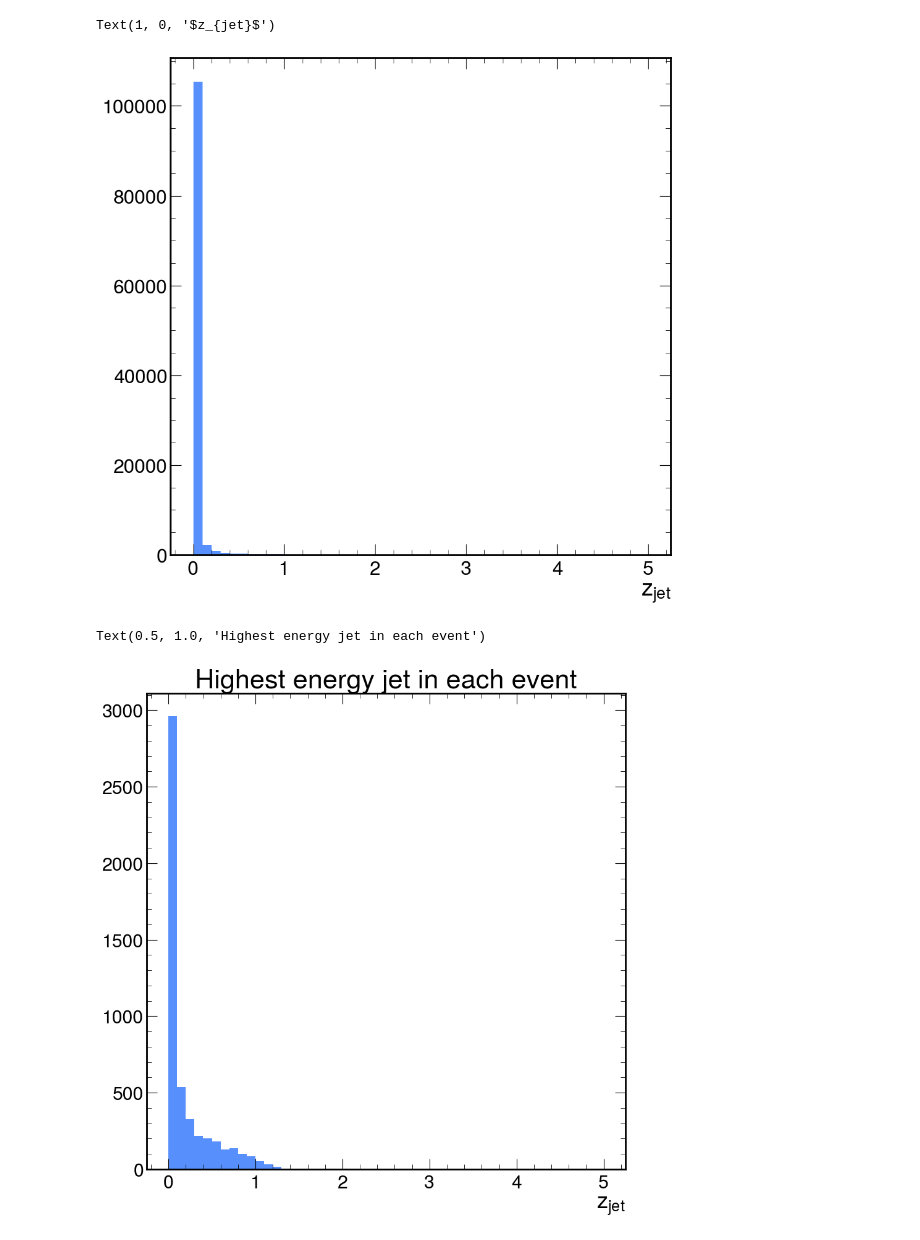
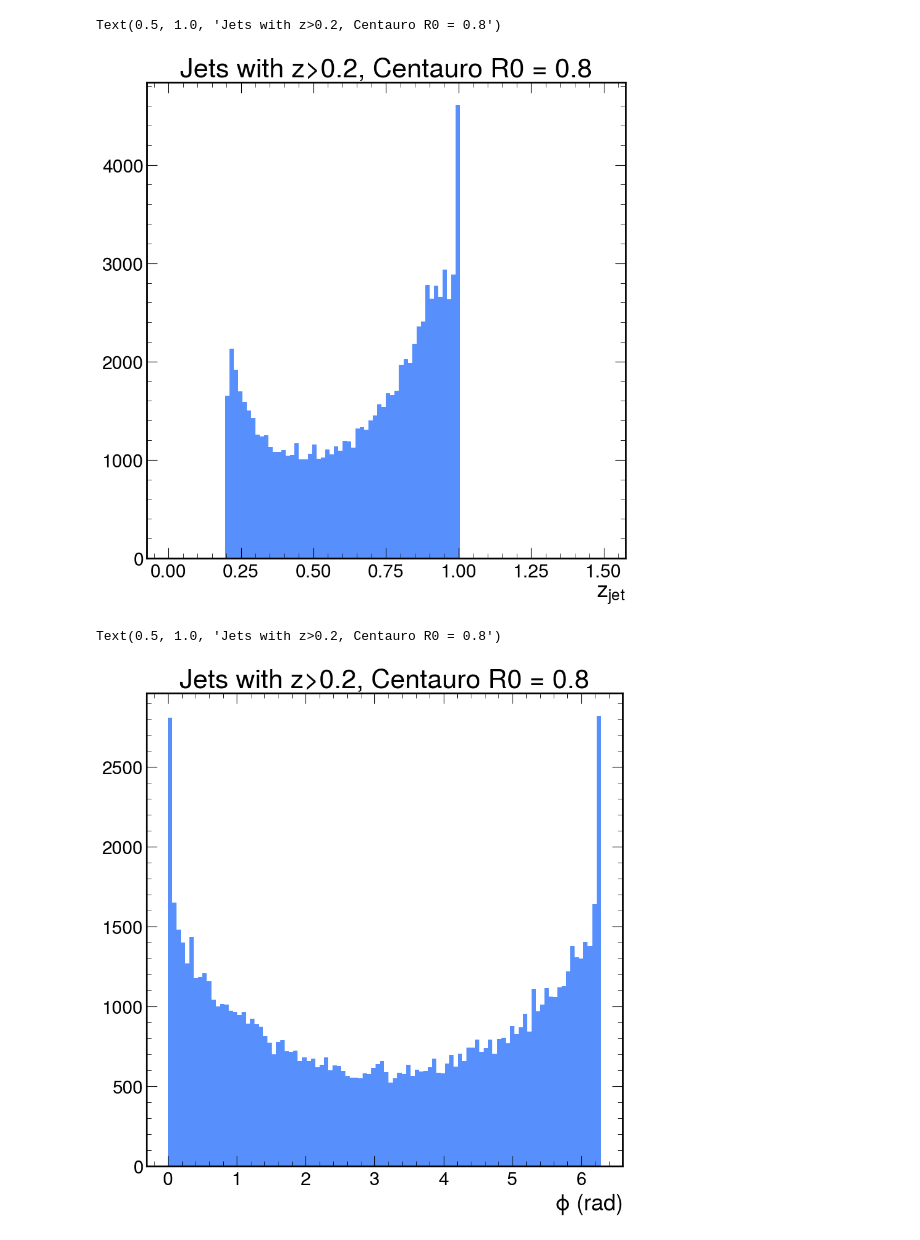
Before and after one commit to ViniciusMikuni/H1Unfold, a Jupyter notebook: scripts/jet_analysis.ipynb, the cells around one changed output. Cells and saved outputs as stored; diff of their text form; code cells hidden in the pictures.

```diff
--- a/scripts/jet_analysis.ipynb
+++ b/scripts/jet_analysis.ipynb
@@ -8,12 +8,12 @@ import mplhep as hep
 import vector
 hep.style.use("CMS")
 # %%
-data_directory = "./scripts/"
+data_directory = "./"
 file_name = "breit_output.root"
 with ur.open("{file}:jets".format(file=data_directory+file_name)) as out:
-    jets = out.arrays(["eta", "px", "py", "pz", "E"])
+    jets = out.arrays(["eta", "px", "py", "pz", "E", "pT", "phi"])
     print("Number of events:",out.num_entries)
 with ur.open("{file}:event".format(file=data_directory+file_name)) as event:
-    event_info = event.arrays(["Q2"])
+    event_info = event.arrays(["Q2", "weight"])
     print("Number of events:",event.num_entries)
 # %% [output]
@@ -29,6 +29,8 @@ for i, (px_event, py_event, pz_event, E_event) in enumerate(zip(jets["px"], jets
         jet_vec = vector.obj(px=px, py=py, pz=pz, E=E)
         z = n.dot(jet_vec) / Q[i]
         event_z_jet.append(z)
-    if event_z_jet:
-        z_jet.append(event_z_jet)
+    z_jet.append(event_z_jet)
 z_jet = ak.Array(z_jet)
+weights = event_info["weight"]
+weights = np.repeat(weights, ak.num(z_jet, axis=1))
+eta_jet = np.asarray(ak.flatten(jets["eta"]))
@@ -34,0 +47,2 @@ z_jet = ak.Array(z_jet)
+# %%
+z_mask = ak.flatten(z_jet)>0.2
@@ -35,14 +56,15 @@ z_jet = ak.Array(z_jet)
 # %%
-plt.hist(ak.flatten(z_jet), bins = 50, range=(0, 5))
+plt.hist(ak.flatten(z_jet)[z_mask], weights = weights[z_mask], bins = 100, range=(0, 1.5))
 plt.xlabel("$z_{jet}$")
+plt.title("Jets with z>0.2, Centauro R0 = 0.8")
 # %% [output]
-Text(1, 0, '$z_{jet}$')
+Text(0.5, 1.0, 'Jets with z>0.2, Centauro R0 = 0.8')
-[figure, old version]
+[figure, new version]
 # %%
-plt.hist(z_jet[:,0], bins = 50, range=(0, 5))
-plt.xlabel("$z_{jet}$")
-plt.title("Highest energy jet in each event")
+plt.hist(ak.flatten(jets["phi"])[z_mask], weights = weights[z_mask], bins=100)
+plt.xlabel("$\phi$ (rad)")
+plt.title("Jets with z>0.2, Centauro R0 = 0.8")
 # %% [output]
-Text(0.5, 1.0, 'Highest energy jet in each event')
+Text(0.5, 1.0, 'Jets with z>0.2, Centauro R0 = 0.8')
-[figure, old version]
+[figure, new version]
 # %%
```
Also changed, not shown: parts of 4 cells of this notebook.
